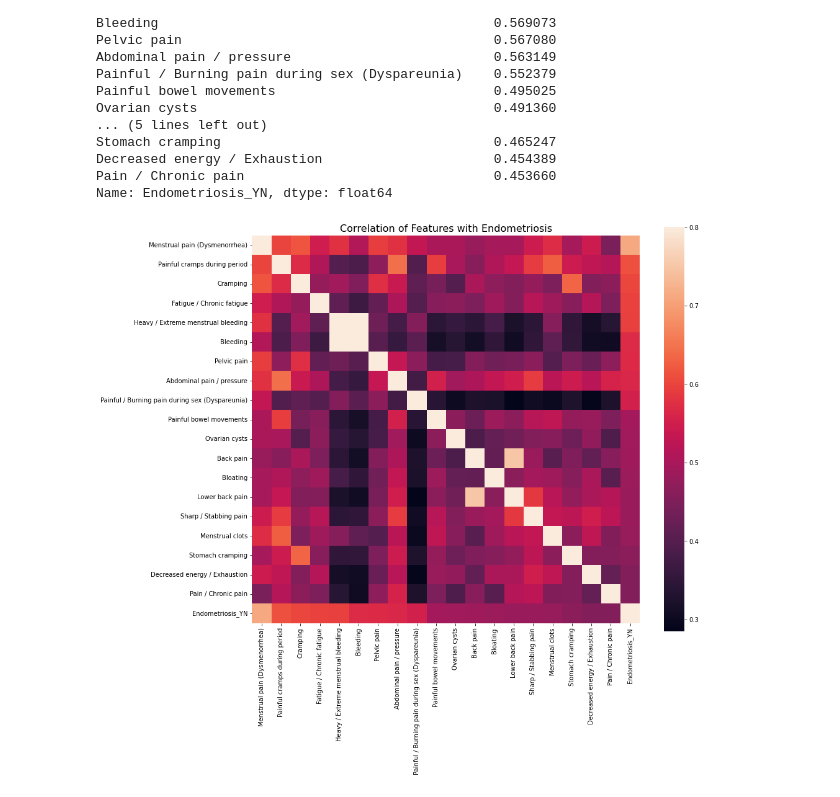
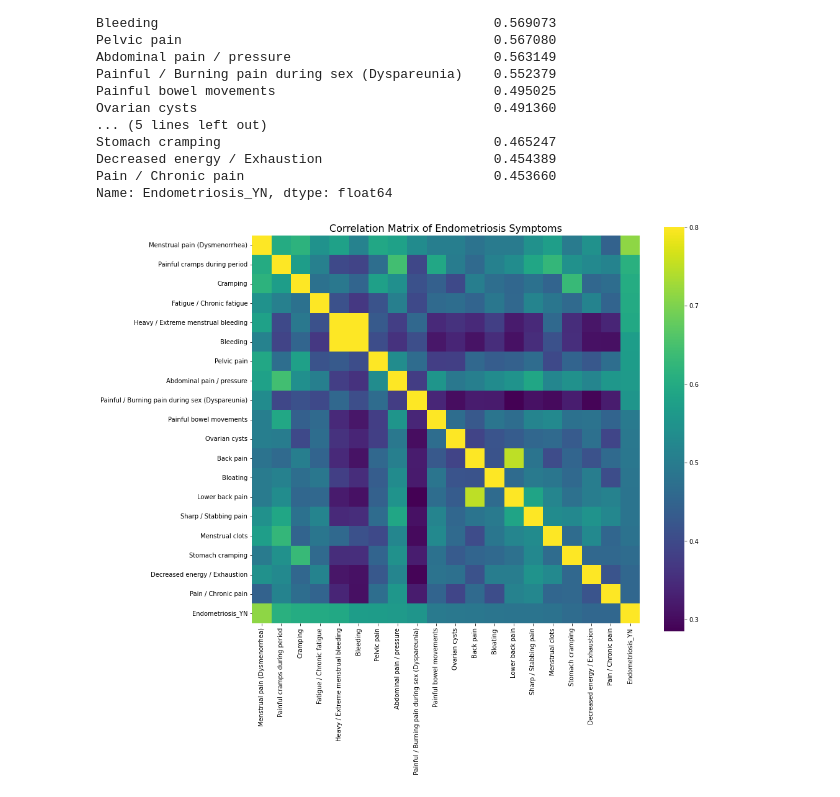
Before and after one commit to britneyv/EndoAI-Diagnostics, a Jupyter notebook: Patient Data Analysis.ipynb, the cells around one changed output. Saved outputs shown, nothing was run; the diff lists cells and outputs as text; code cells hidden in the pictures.

```diff
--- a/Patient Data Analysis.ipynb
+++ b/Patient Data Analysis.ipynb
@@ -183,13 +289,14 @@ Name: Endometriosis_YN, dtype: float64
 # %%
 #Correlation plot
 f , ax = plt.subplots(figsize = (14,12))
 
-plt.title('Correlation of Features with Endometriosis',y=1,size=16)
+plt.title('Correlation Matrix of Endometriosis Symptoms',y=1,size=16)
 
-sns.heatmap(corrMatrix1,square = True,  vmax=0.8)
+sns.heatmap(corrMatrix1,square = True,  cmap='viridis', vmax=0.8)
+plt.savefig('images/correlation_matrix_2.png', dpi=300, bbox_inches='tight')
 plt.show()
 # %% [output]
-[figure, old version]
+[figure, new version]
 # %%
 #Correlation plot with corr > 0.45 and < -0.45
 corr = df1.drop('Endometriosis_YN', axis=1).corr() # We already examined SalePrice correlations
```
Also changed, not shown: parts of 24 cells of this notebook, 10 other files.
